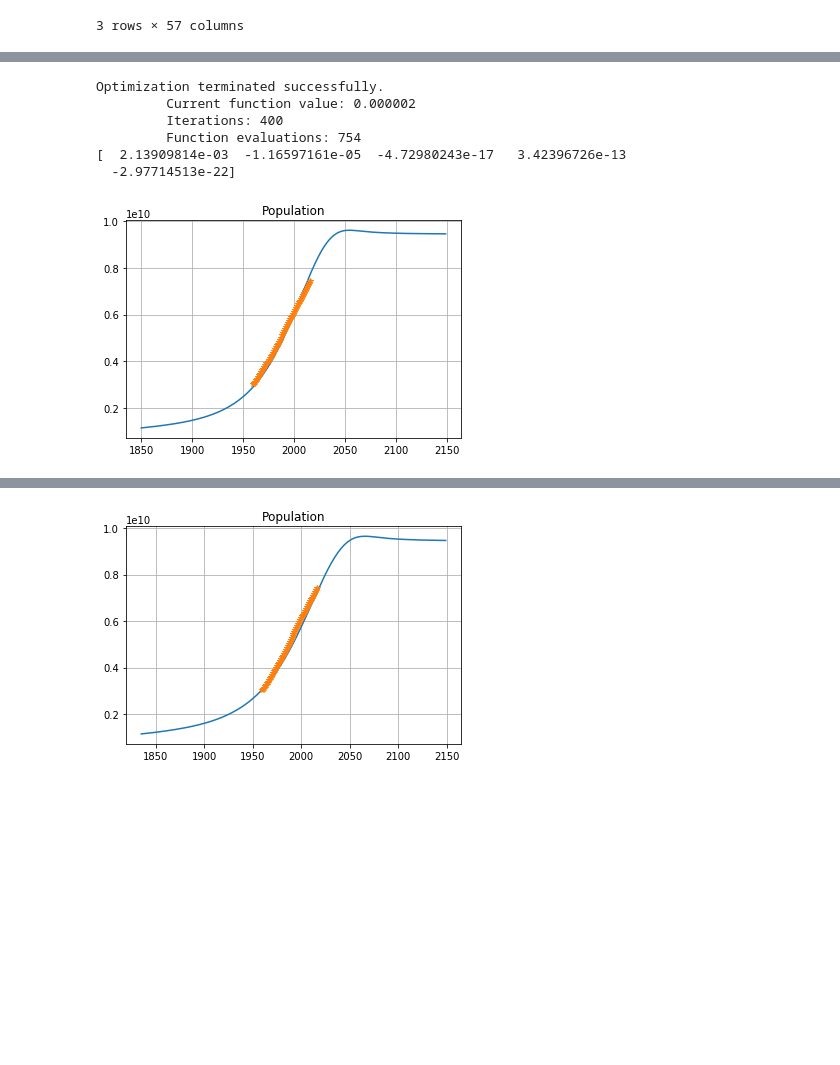
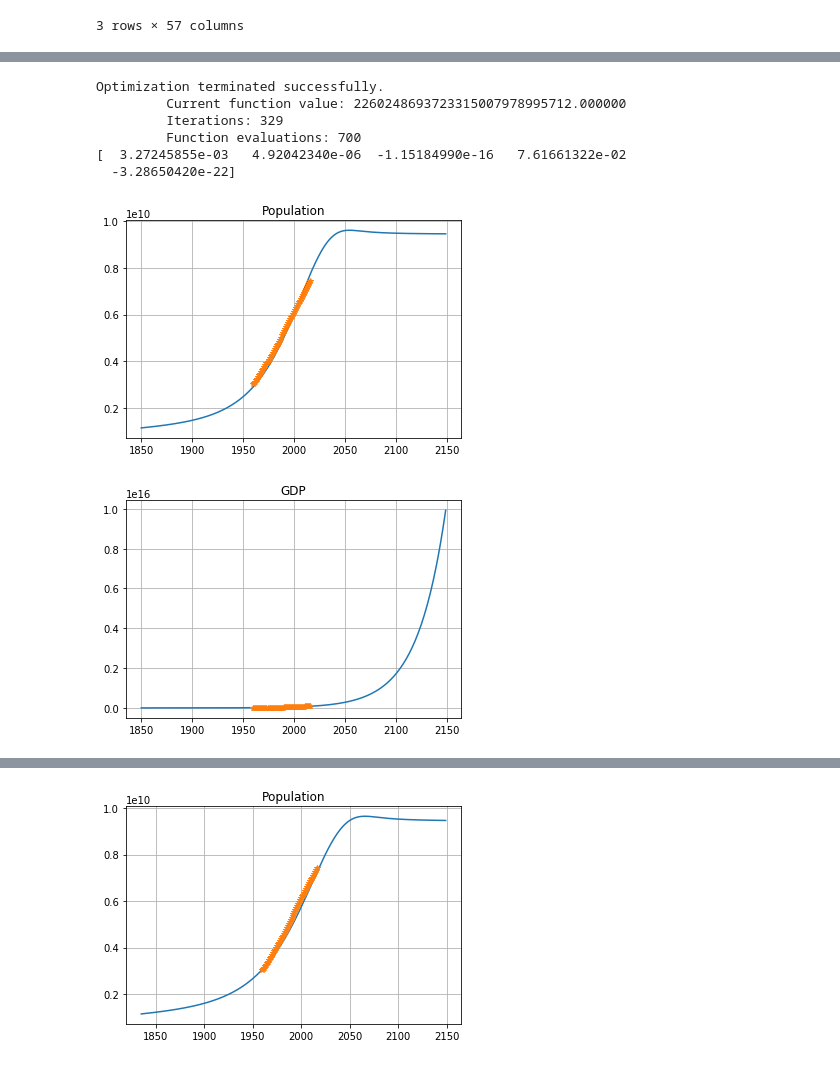
Before and after one commit to rfree18/math-modeling, a Jupyter notebook: final/Final.ipynb, the cells around one changed output, grey strips where cells are left out. Cells and saved outputs as stored; diff of their text form; code cells hidden in the pictures; blank space fills up the shorter version.

```diff
--- a/final/Final.ipynb
+++ b/final/Final.ipynb
@@ -97,35 +111,45 @@ def score(params, t, data):
 # %%
 t = np.arange(1960, 2017, 1)
 
 world_pop = pop_real_data[0]
 world_gdp = gdp_real_data[0]
 
 data = np.asarray([world_pop, world_gdp])
 
 result = optimize.fmin(score, x0=par_init, args=(t, data))
 print(result)
 
 t_plot = np.arange(1850, 2150, 1)
 
 # Change to paper's data points to align better with it
 data = np.asarray([[1.15e9], [0.21e12]])
 
 plt.figure()
 plt.title("Population")
 plt.grid()
 # Plot using estimated parameters
 # Derived from educated guess from algorithm parameters
 plt.plot(t_plot, model(t_plot, data, par_est)[0])
 plt.plot(np.arange(1960, 2017, 1), world_pop, '*')
 plt.show()
+
+plt.figure()
+plt.title("GDP")
+plt.grid()
+# Plot using estimated parameters
+# Derived from educated guess from algorithm parameters
+plt.plot(t_plot, model(t_plot, data, par_est)[1])
+plt.plot(np.arange(1960, 2017, 1), world_gdp, '*')
+plt.show()
 # %% [output]
 Optimization terminated successfully.
-         Current function value: 0.000002
-         Iterations: 400
-         Function evaluations: 754
-[  2.13909814e-03  -1.16597161e-05  -4.72980243e-17   3.42396726e-13
-  -2.97714513e-22]
+         Current function value: 2260248693723315007978995712.000000
+         Iterations: 329
+         Function evaluations: 700
+[  3.27245855e-03   4.92042340e-06  -1.15184990e-16   7.61661322e-02
+  -3.28650420e-22]
 [figure]
+[figure, added]
 # %%
 for (idx, country_gdp) in enumerate(gdp_real_data):
     country_pop = pop_real_data[idx]
```
Also changed, not shown: parts of 3 cells of this notebook, 5 other files.
